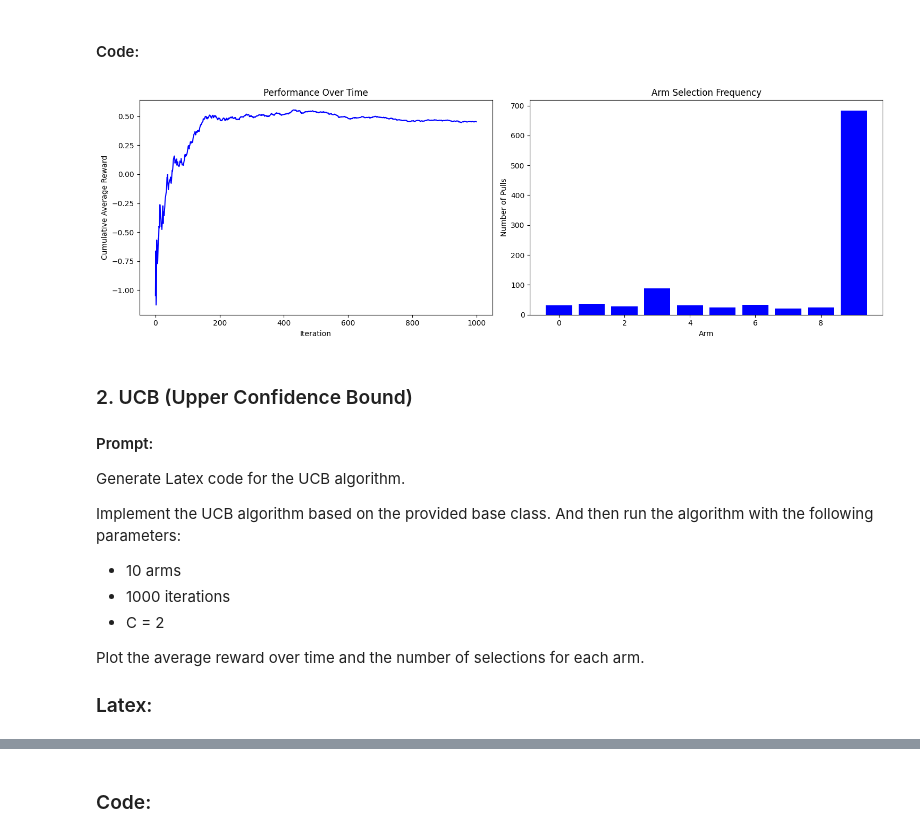
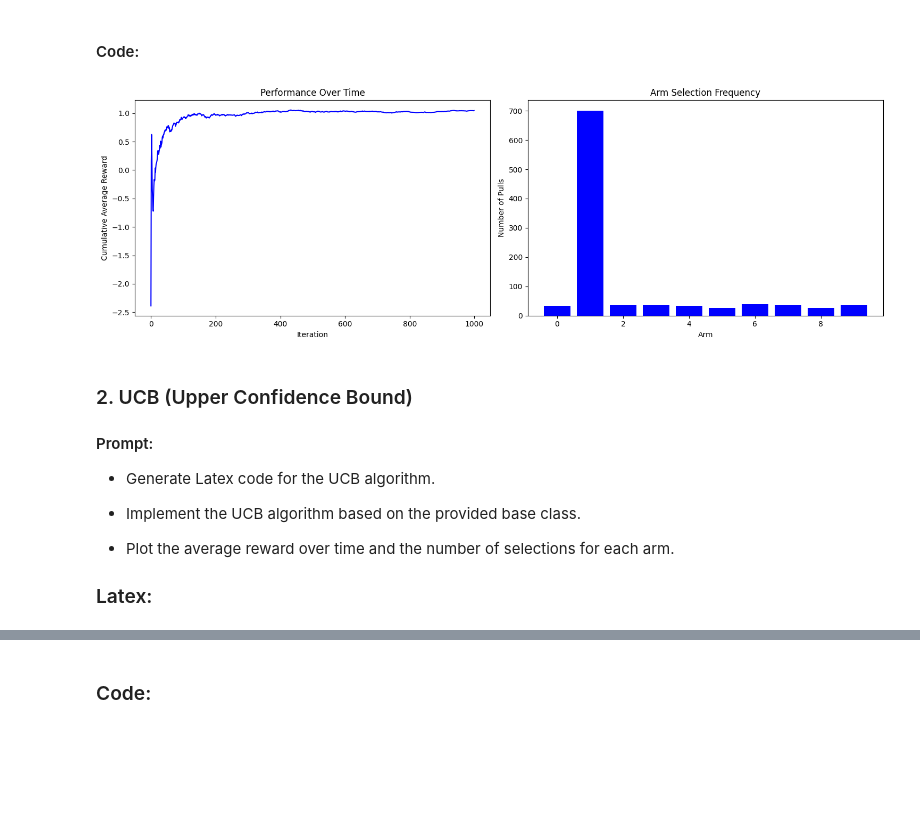
Before and after one commit to devilhyt/nchu-stuff, a Jupyter notebook: 2025-spring/drl/hw3/main.ipynb, the cells around one changed output, grey strips where cells are left out. Drawn from its saved outputs; the diff is of its cells as text; code cells hidden in the pictures; blank space fills up the shorter version.

```diff
--- a/2025-spring/drl/hw3/main.ipynb
+++ b/2025-spring/drl/hw3/main.ipynb
@@ -158,3 +160,7 @@ class MultiArmedBandit(ABC):
+# %%
+n_arms = 10
+iterations = 1000
+true_rewards = np.random.normal(0, 1, n_arms)
 # %% [markdown]
 ### 1. Epsilon-Greedy
 
@@ -225,24 +228,21 @@ class EpsilonGreedy(MultiArmedBandit):
             # Return the arm with the highest estimated reward
             return np.argmax(estimated_rewards)
 # %%
-eg = EpsilonGreedy(n_arms=10, iterations=1000, epsilon=0.3)
+eg = EpsilonGreedy(n_arms=n_arms, iterations=iterations, epsilon=0.3, true_rewards=true_rewards)
 eg_cumulative_rewards, eg_arm_counts, eg_selected_arms = eg.run()
 eg.plot_results(color='blue')
 # %% [output]
-[figure, old version]
+[figure, new version]
 # %% [markdown]
 ### 2. UCB (Upper Confidence Bound)
 
 #### Prompt:
 
-Generate Latex code for the UCB algorithm.
+- Generate Latex code for the UCB algorithm.
 
-Implement the UCB algorithm based on the provided base class. And then run the algorithm with the following parameters:
-- 10 arms
-- 1000 iterations
-- C = 2
+- Implement the UCB algorithm based on the provided base class.
 
-Plot the average reward over time and the number of selections for each arm.
+- Plot the average reward over time and the number of selections for each arm.
 
 ### Latex:
 
```
Also changed, not shown: parts of 9 cells of this notebook, 1 other file.
